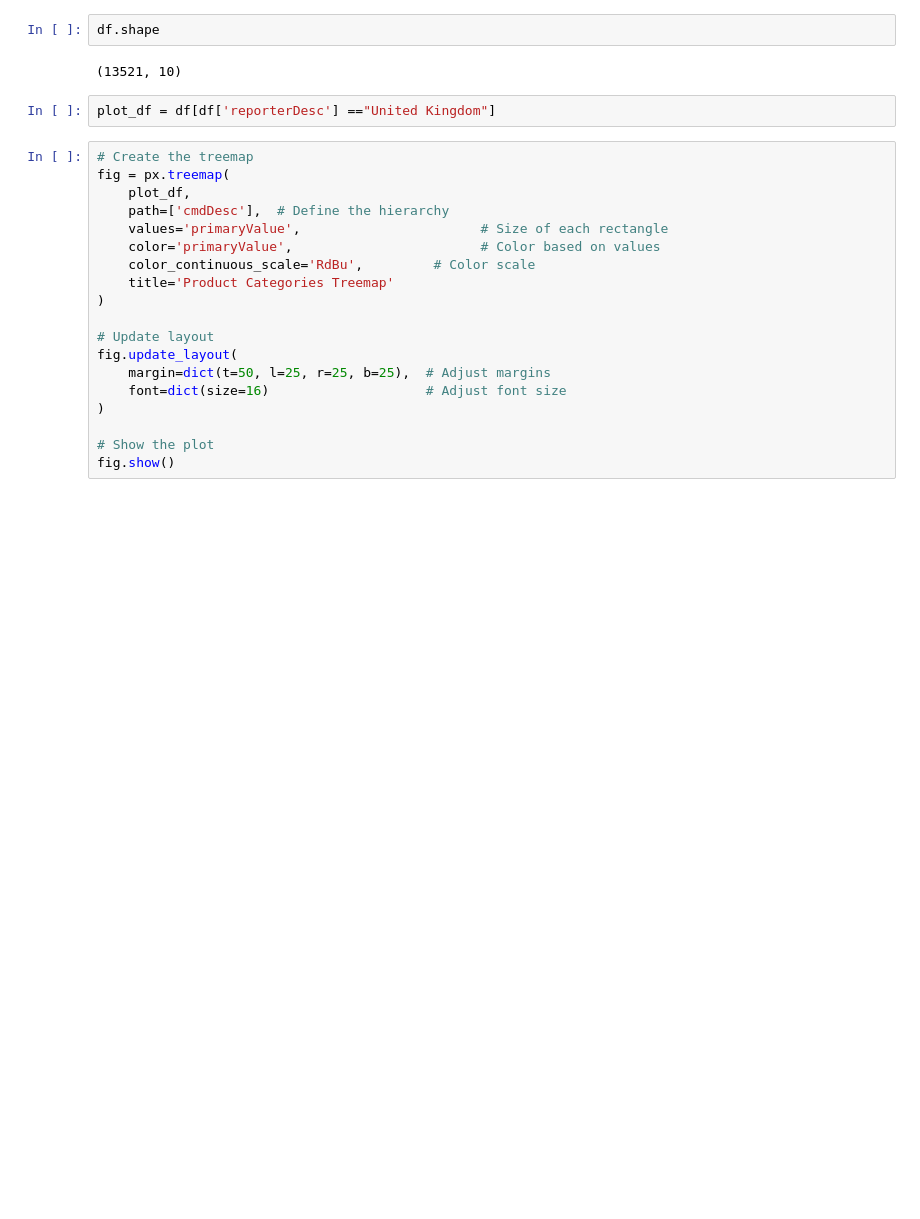
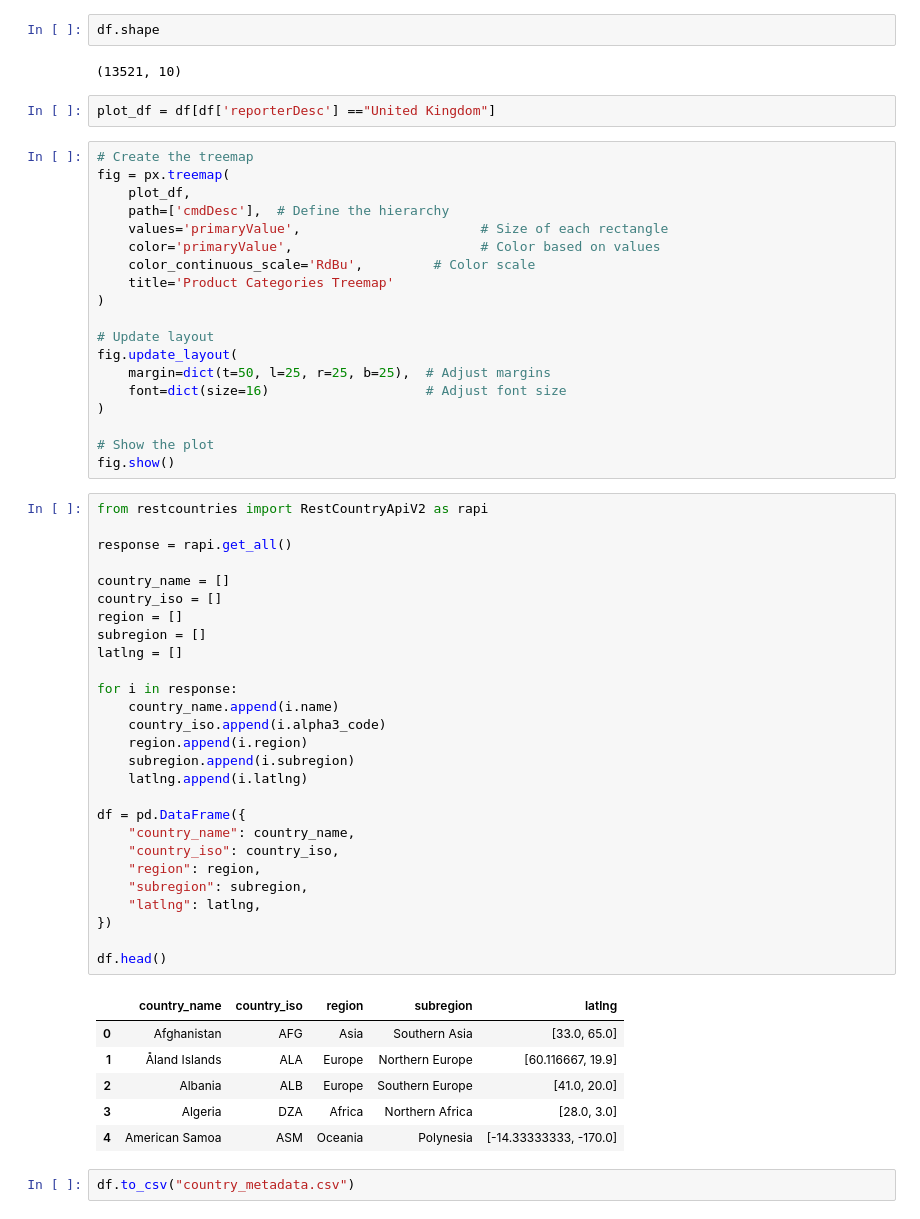
Before and after one commit to SpoicyCurri/tradle-dupe, a Jupyter notebook: adhoc/test.ipynb, the cells around one changed output. Cells and saved outputs as stored; diff of their text form; blank space fills up the shorter version.

Commit message:
fetch country metadata and calculate coords

```diff
--- a/adhoc/test.ipynb
+++ b/adhoc/test.ipynb
@@ -38,3 +38,39 @@ fig.update_layout(
 
 # Show the plot
 fig.show()
+# %%
+from restcountries import RestCountryApiV2 as rapi
+
+response = rapi.get_all()
+
+country_name = []
+country_iso = []
+region = []
+subregion = []
+latlng = []
+
+for i in response:
+    country_name.append(i.name)
+    country_iso.append(i.alpha3_code)
+    region.append(i.region)
+    subregion.append(i.subregion)
+    latlng.append(i.latlng)
+
+df = pd.DataFrame({
+    "country_name": country_name,
+    "country_iso": country_iso,
+    "region": region,
+    "subregion": subregion,
+    "latlng": latlng,
+})
+
+df.head()
+# %% [output]
+|  | country_name | country_iso | region | subregion | latlng |
+| 0 | Afghanistan | AFG | Asia | Southern Asia | [33.0, 65.0] |
+| 1 | Åland Islands | ALA | Europe | Northern Europe | [60.116667, 19.9] |
+| 2 | Albania | ALB | Europe | Southern Europe | [41.0, 20.0] |
+| 3 | Algeria | DZA | Africa | Northern Africa | [28.0, 3.0] |
+| 4 | American Samoa | ASM | Oceania | Polynesia | [-14.33333333, -170.0] |
+# %%
+df.to_csv("country_metadata.csv")
```
Also changed, not shown: 7 other files.
